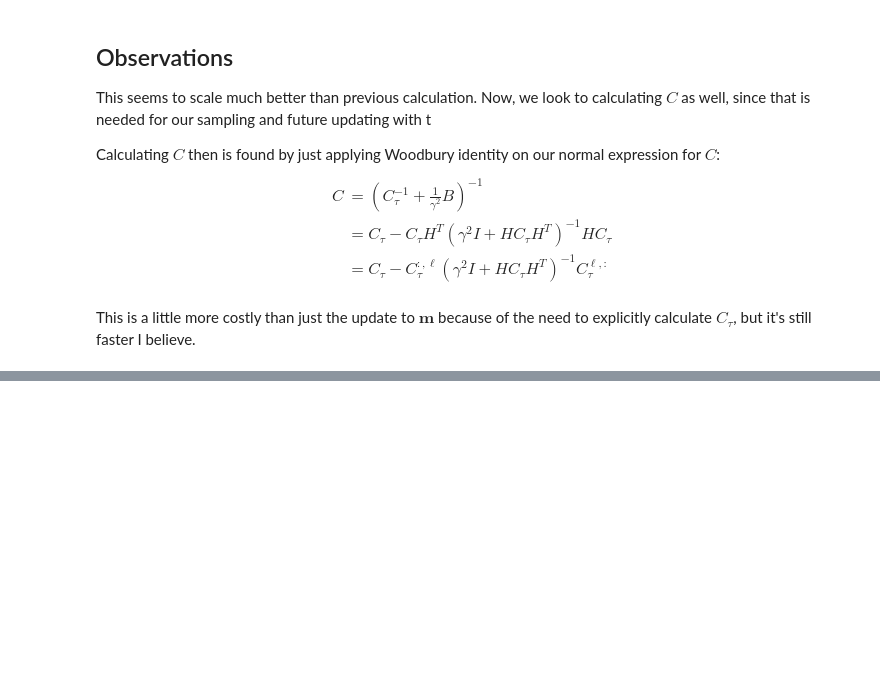
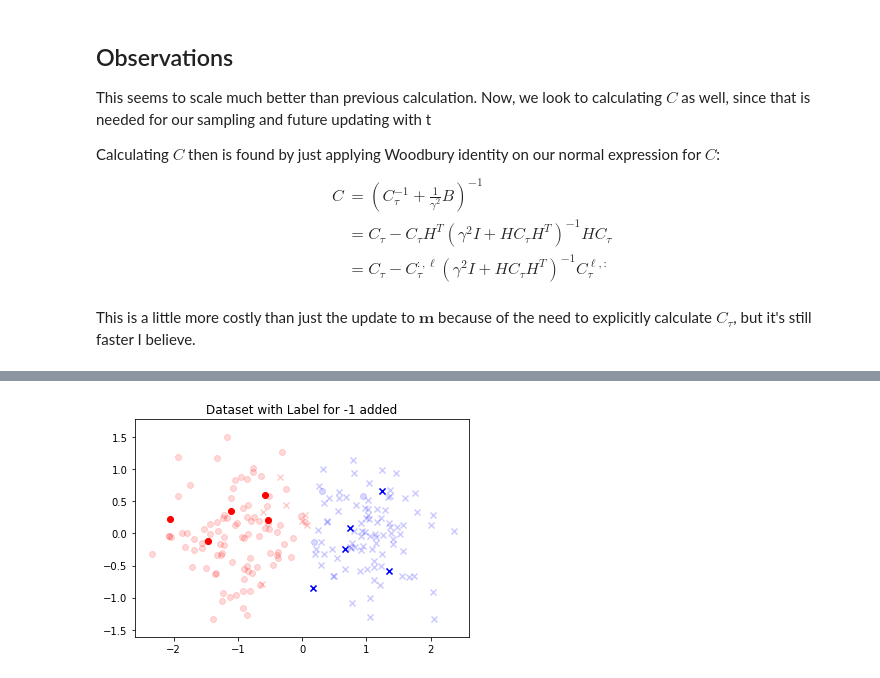
Before and after one commit to millerk22/AL_code, a Jupyter notebook: AL-EEM.ipynb, the cells around one changed output, grey strips where cells are left out. Cells and saved outputs as stored; diff of their text form; code cells hidden in the pictures; blank space fills up the shorter version.

```diff
--- a/AL-EEM.ipynb
+++ b/AL-EEM.ipynb
@@ -380,0 +437,25 @@ print(np.allclose(C2, C))
+# %%
+# Other Approximation for finding m restricted to the unlabeled set
+fid = copy.deepcopy(fid_orig)
+labeled = set()
+gt_flipped = {}
+indices = np.array(list(range(N)))
+for k in fid.keys():
+    k_mask = indices[ground_truth ==k]
+    gt_flipped[k] = k_mask
+    labeled = labeled.union(set(fid[k]))
+unlabeled = sorted(list(set(indices) - labeled))
+labeled = sorted(list(labeled))
+
+# Initial solution - find m and C, keep track of y
+B_diag = np.zeros(N)
+B_diag[labeled] = 1.
+B = sp.sparse.diags(B_diag, format='lil')
+
+
+# Get our initial estimate, via BPC method
+m, C, y = calc_orig_new(v, w, B, fid, labeled, unlabeled, tau, alpha, gamma2)
+error, stats_obj = calc_stats(m, fid, gt_flipped)
+plot_iter(stats_obj, X)
+# %% [output]
+[figure, added]
```
Also changed, not shown: parts of 27 cells of this notebook, 1 other file.
